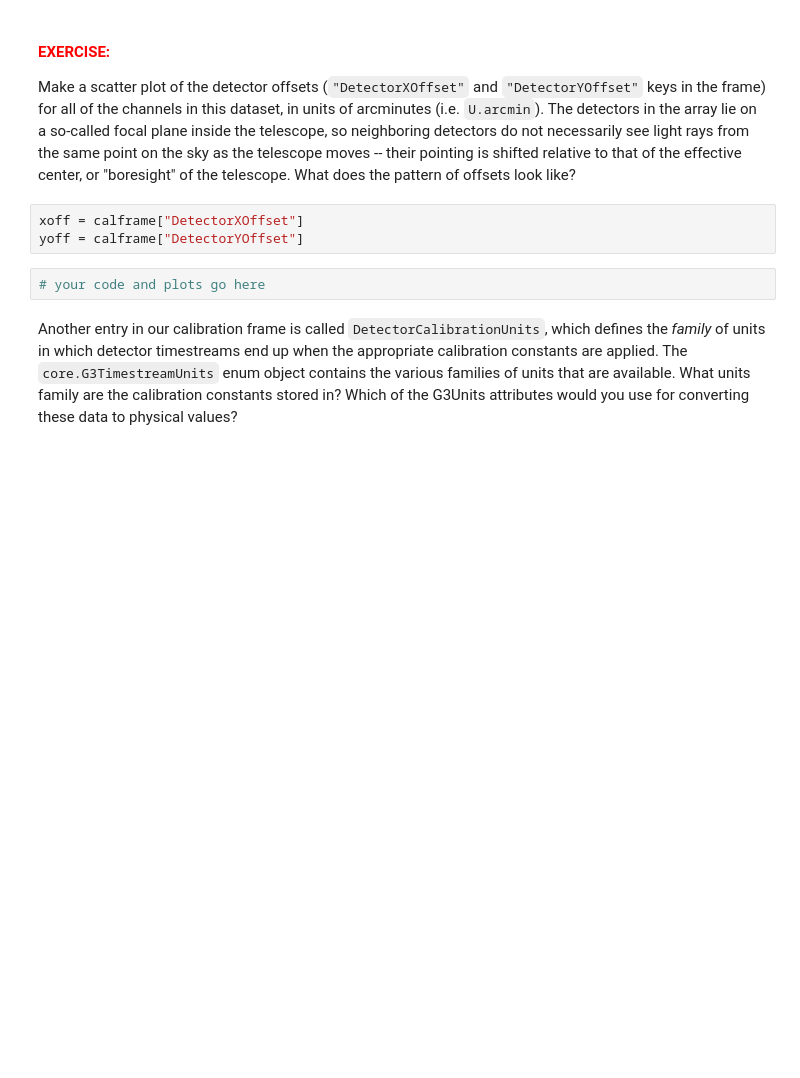
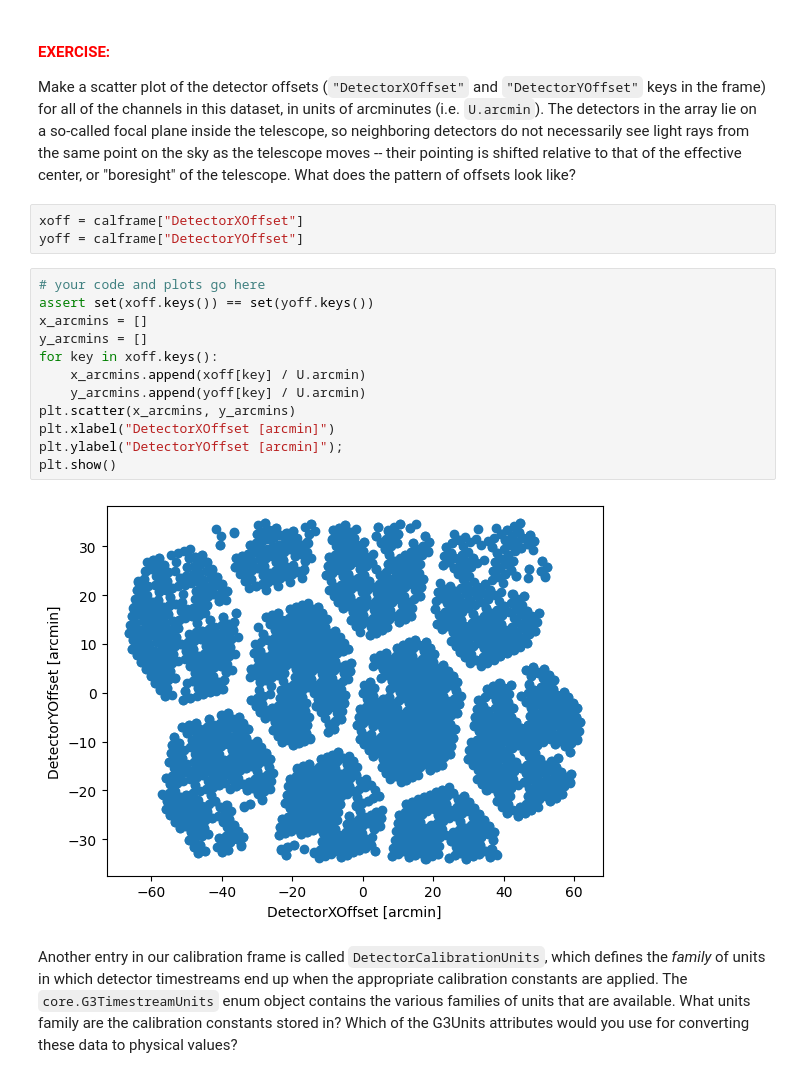
Before and after one commit to jonahjlee/spt3g_tutorials, a Jupyter notebook: filter_and_bin_mapmaking.ipynb, the cells around one changed output. Drawn from its saved outputs; the diff is of its cells as text; blank space fills up the shorter version.

Commit message:
plotting exercise

```diff
--- a/filter_and_bin_mapmaking.ipynb
+++ b/filter_and_bin_mapmaking.ipynb
@@ -78,6 +110,18 @@ xoff = calframe["DetectorXOffset"]
 yoff = calframe["DetectorYOffset"]
 # %%
 # your code and plots go here
+assert set(xoff.keys()) == set(yoff.keys())
+x_arcmins = []
+y_arcmins = []
+for key in xoff.keys():
+    x_arcmins.append(xoff[key] / U.arcmin)
+    y_arcmins.append(yoff[key] / U.arcmin)
+plt.scatter(x_arcmins, y_arcmins)
+plt.xlabel("DetectorXOffset [arcmin]")
+plt.ylabel("DetectorYOffset [arcmin]");
+plt.show()
+# %% [output]
+[figure, added]
 # %% [markdown]
 Another entry in our calibration frame is called `DetectorCalibrationUnits`, which defines the *family* of units in which detector timestreams end up when the appropriate calibration constants are applied.  The `core.G3TimestreamUnits` enum object contains the various families of units that are available.  What units family are the calibration constants stored in? Which of the G3Units attributes would you use for converting these data to physical values?
 # %%
```
Also changed, not shown: parts of 8 cells of this notebook.
